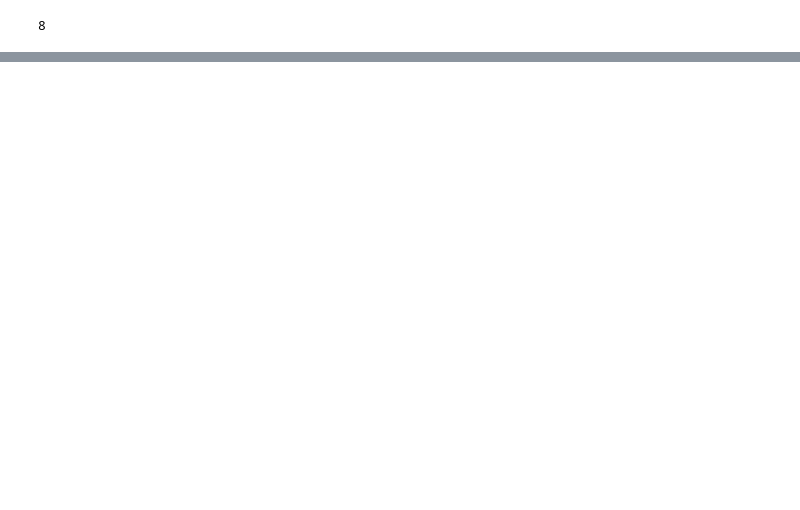
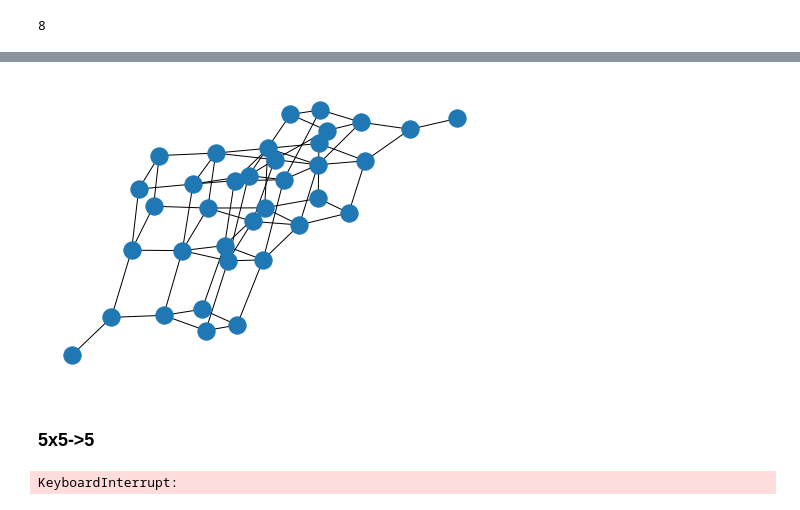
Before and after one commit to vrdi/metagraph-visualizations, a Jupyter notebook: metagraph.ipynb, the cells around one changed output, grey strips where cells are left out. Saved outputs shown, nothing was run; the diff lists cells and outputs as text; code cells hidden in the pictures; blank space fills up the shorter version.

```diff
--- a/metagraph.ipynb
+++ b/metagraph.ipynb
@@ -122,0 +234,6 @@ nx.diameter(graph_4_4)
+# %%
+nx.draw(graph_4_4_8)
+# %% [output]
+[figure, added]
+# %% [markdown]
+### 5x5->5
@@ -122,0 +245,6 @@ nx.diameter(graph_4_4)
+# %%
+edges_5_5 = adjacent_nodes(nodes_5_5)
+graph_5_5 = nx.Graph()
+graph_5_5.add_edges_from(edges_5_5)
+# %% [output]
+KeyboardInterrupt:
```
Also changed, not shown: parts of 31 cells of this notebook, 1 other file.
